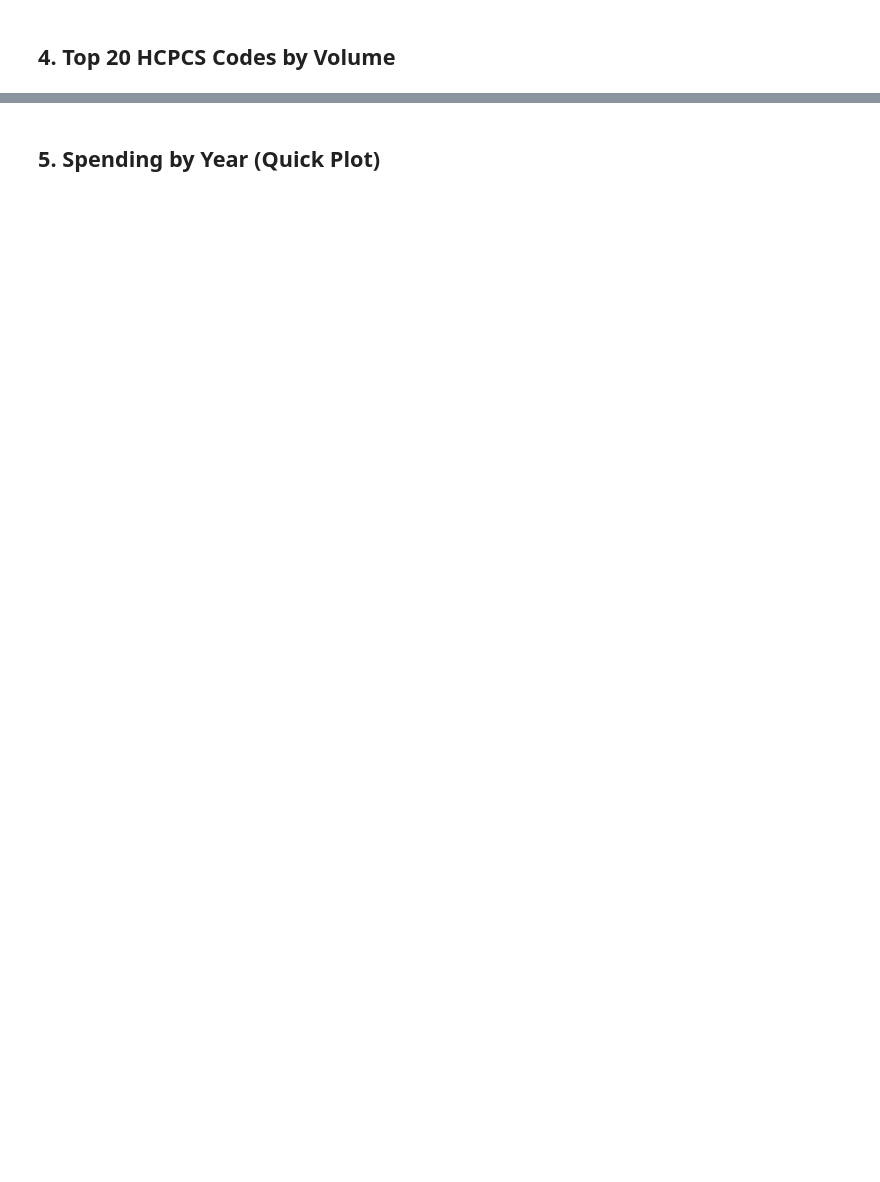
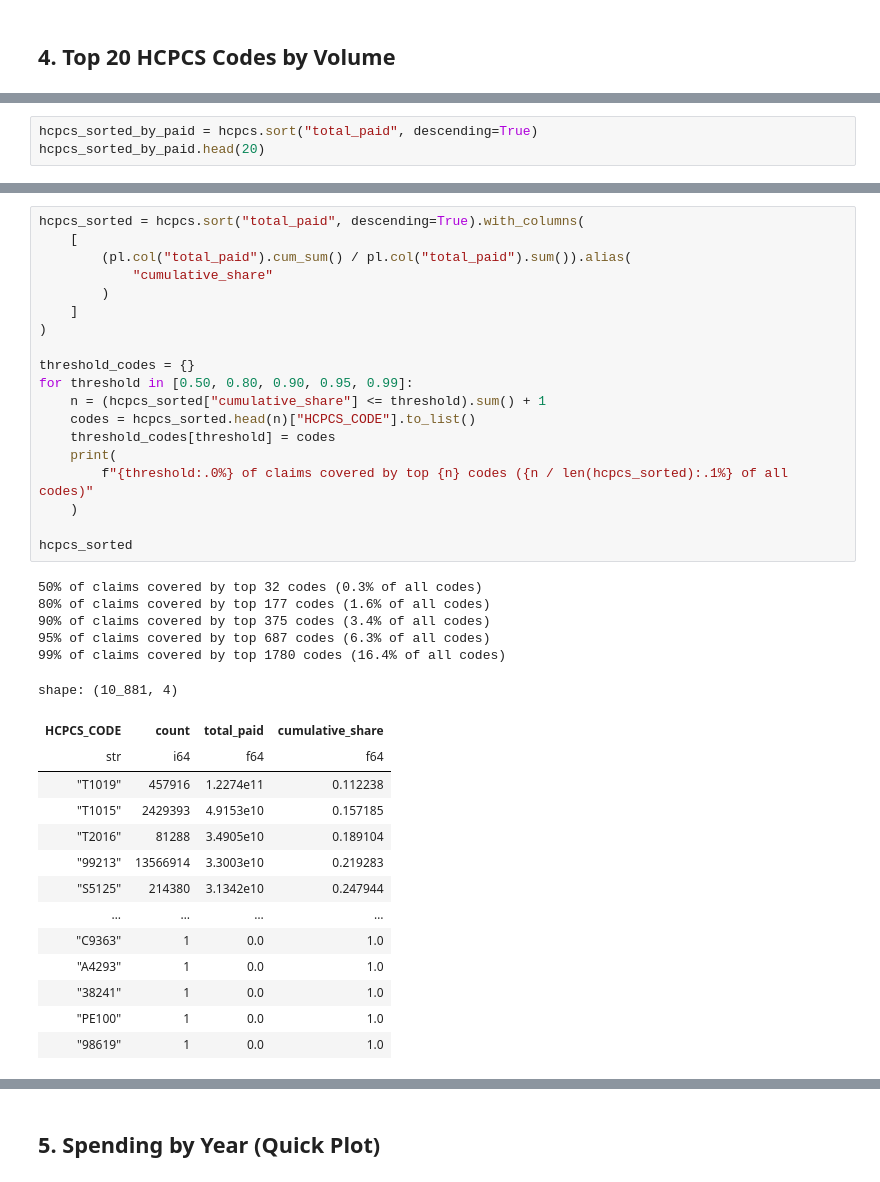
Before and after one commit to adilkassim/medicaid-provider-spending, a Jupyter notebook: notebooks/01_eda.ipynb, the cells around one changed output, grey strips where cells are left out. Cells and saved outputs as stored; diff of their text form; blank space fills up the shorter version.

```diff
--- a/notebooks/01_eda.ipynb
+++ b/notebooks/01_eda.ipynb
@@ -114,0 +249,3 @@ shape: (20, 3)
+# %%
+hcpcs_sorted_by_paid = hcpcs.sort("total_paid", descending=True)
+hcpcs_sorted_by_paid.head(20)
@@ -114,0 +282,39 @@ shape: (20, 3)
+# %%
+hcpcs_sorted = hcpcs.sort("total_paid", descending=True).with_columns(
+    [
+        (pl.col("total_paid").cum_sum() / pl.col("total_paid").sum()).alias(
+            "cumulative_share"
+        )
+    ]
+)
+
+threshold_codes = {}
+for threshold in [0.50, 0.80, 0.90, 0.95, 0.99]:
+    n = (hcpcs_sorted["cumulative_share"] <= threshold).sum() + 1
+    codes = hcpcs_sorted.head(n)["HCPCS_CODE"].to_list()
+    threshold_codes[threshold] = codes
+    print(
+        f"{threshold:.0%} of claims covered by top {n} codes ({n / len(hcpcs_sorted):.1%} of all codes)"
+    )
+
+hcpcs_sorted
+# %% [output]
+50% of claims covered by top 32 codes (0.3% of all codes)
+80% of claims covered by top 177 codes (1.6% of all codes)
+90% of claims covered by top 375 codes (3.4% of all codes)
+95% of claims covered by top 687 codes (6.3% of all codes)
+99% of claims covered by top 1780 codes (16.4% of all codes)
+shape: (10_881, 4)
+| HCPCS_CODE | count | total_paid | cumulative_share |
+| str | i64 | f64 | f64 |
+| "T1019" | 457916 | 1.2274e11 | 0.112238 |
+| "T1015" | 2429393 | 4.9153e10 | 0.157185 |
+| "T2016" | 81288 | 3.4905e10 | 0.189104 |
+| "99213" | 13566914 | 3.3003e10 | 0.219283 |
+| "S5125" | 214380 | 3.1342e10 | 0.247944 |
+| … | … | … | … |
+| "C9363" | 1 | 0.0 | 1.0 |
+| "A4293" | 1 | 0.0 | 1.0 |
+| "38241" | 1 | 0.0 | 1.0 |
+| "PE100" | 1 | 0.0 | 1.0 |
+| "98619" | 1 | 0.0 | 1.0 |
```
Also changed, not shown: parts of 27 cells of this notebook, 2 other files.
